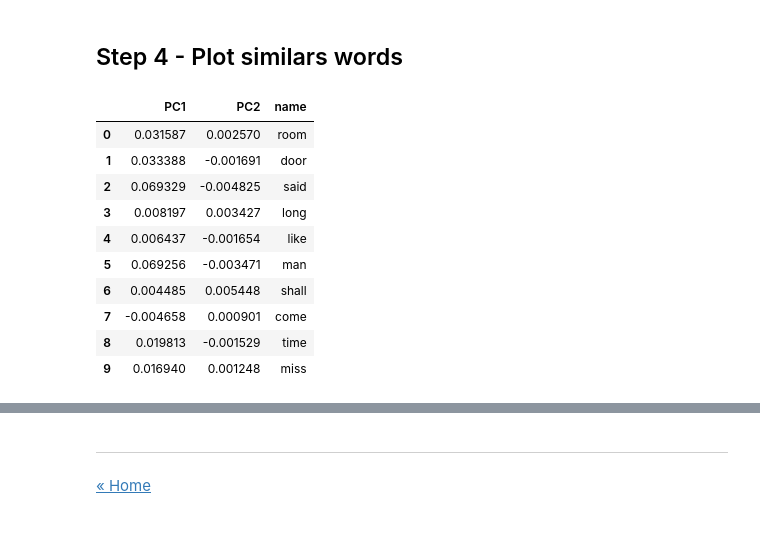
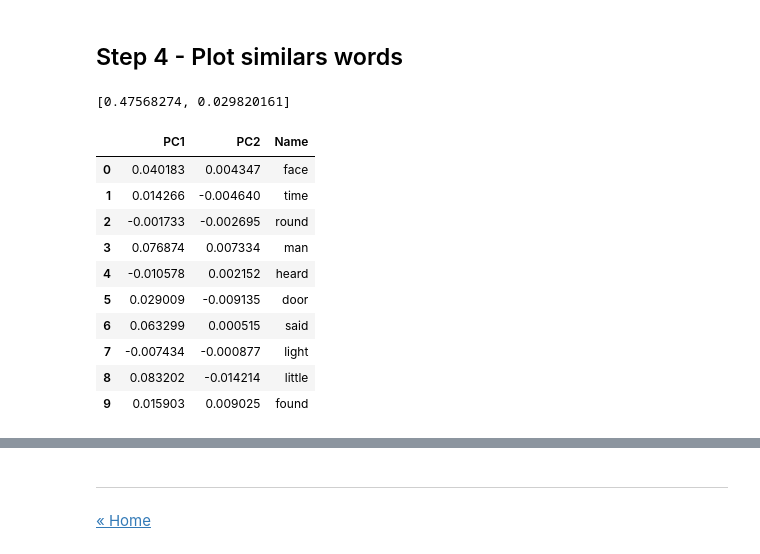
Before and after one commit to ansegura7/NLP, a Jupyter notebook: code/NLP_Word2Vec.ipynb, the cells around one changed output, grey strips where cells are left out. Saved outputs shown, nothing was run; the diff lists cells and outputs as text; code cells hidden in the pictures.

```diff
--- a/code/NLP_Word2Vec.ipynb
+++ b/code/NLP_Word2Vec.ipynb
@@ -260,23 +272,28 @@ X = w2v_model[most_sim_word]
 # Perform PCA with 2 components
 pca = PCA(n_components = 2)
 pca_data = pca.fit_transform(X)
+
+# The explained variance of each principal components
+list(pca.explained_variance_ratio_)
+# %% [output]
+[0.47568274, 0.029820161]
 # %%
 # Create and show principal components DataFrame
 pca_df = pd.DataFrame(data = pca_data, columns = ["PC1", "PC2"])
-pca_df['name'] = most_sim_word
+pca_df['Name'] = most_sim_word
 pca_df.head(10)
 # %% [output]
-|  | PC1 | PC2 | name |
-| 0 | 0.031587 | 0.002570 | room |
-| 1 | 0.033388 | -0.001691 | door |
-| 2 | 0.069329 | -0.004825 | said |
-| 3 | 0.008197 | 0.003427 | long |
-| 4 | 0.006437 | -0.001654 | like |
-| 5 | 0.069256 | -0.003471 | man |
-| 6 | 0.004485 | 0.005448 | shall |
-| 7 | -0.004658 | 0.000901 | come |
-| 8 | 0.019813 | -0.001529 | time |
-| 9 | 0.016940 | 0.001248 | miss |
+|  | PC1 | PC2 | Name |
+| 0 | 0.040183 | 0.004347 | face |
+| 1 | 0.014266 | -0.004640 | time |
+| 2 | -0.001733 | -0.002695 | round |
+| 3 | 0.076874 | 0.007334 | man |
+| 4 | -0.010578 | 0.002152 | heard |
+| 5 | 0.029009 | -0.009135 | door |
+| 6 | 0.063299 | 0.000515 | said |
+| 7 | -0.007434 | -0.000877 | light |
+| 8 | 0.083202 | -0.014214 | little |
+| 9 | 0.015903 | 0.009025 | found |
 # %%
 # Create a scatter plot of the projection
 fig, ax = plt.subplots(figsize = (16, 16))
```
Also changed, not shown: parts of 13 cells of this notebook, 3 other files.
